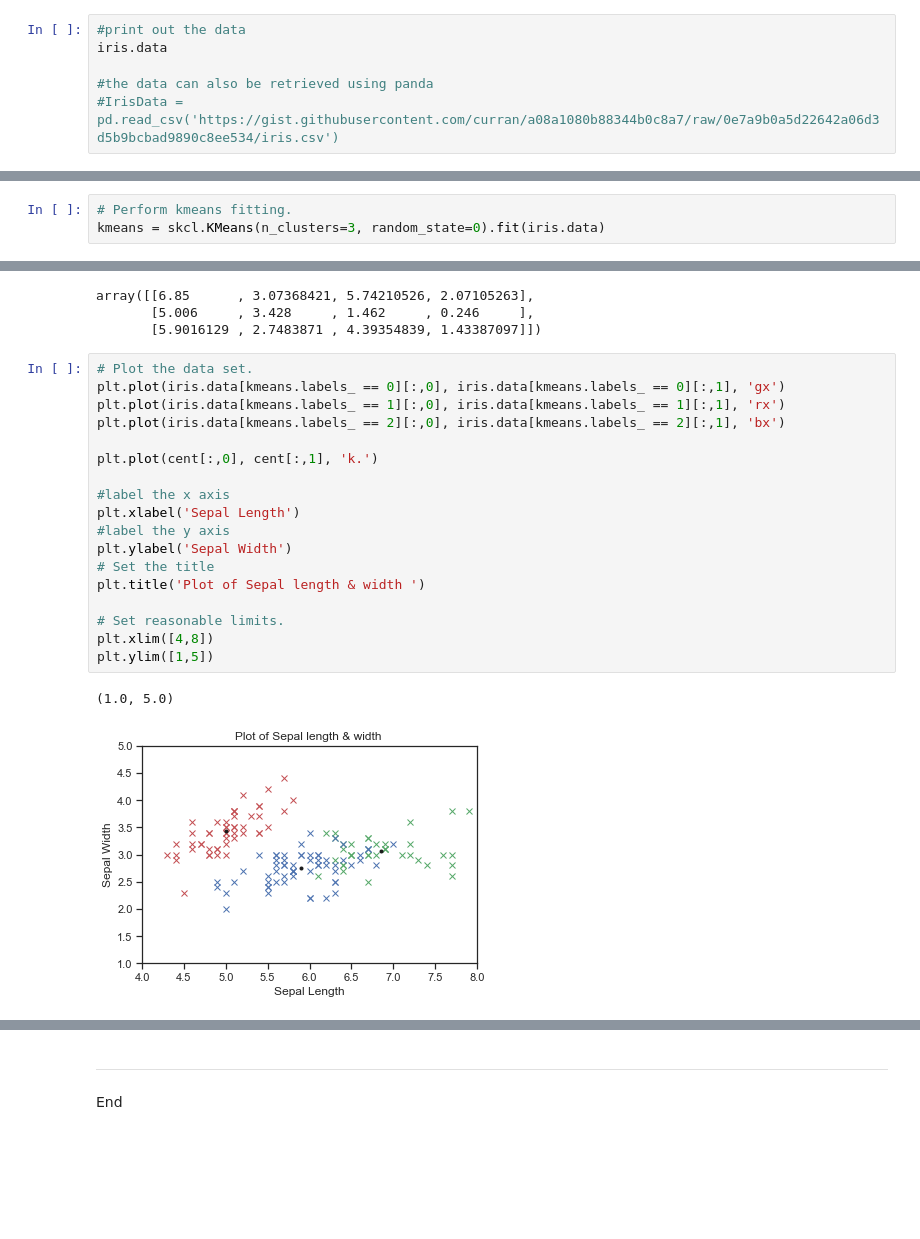
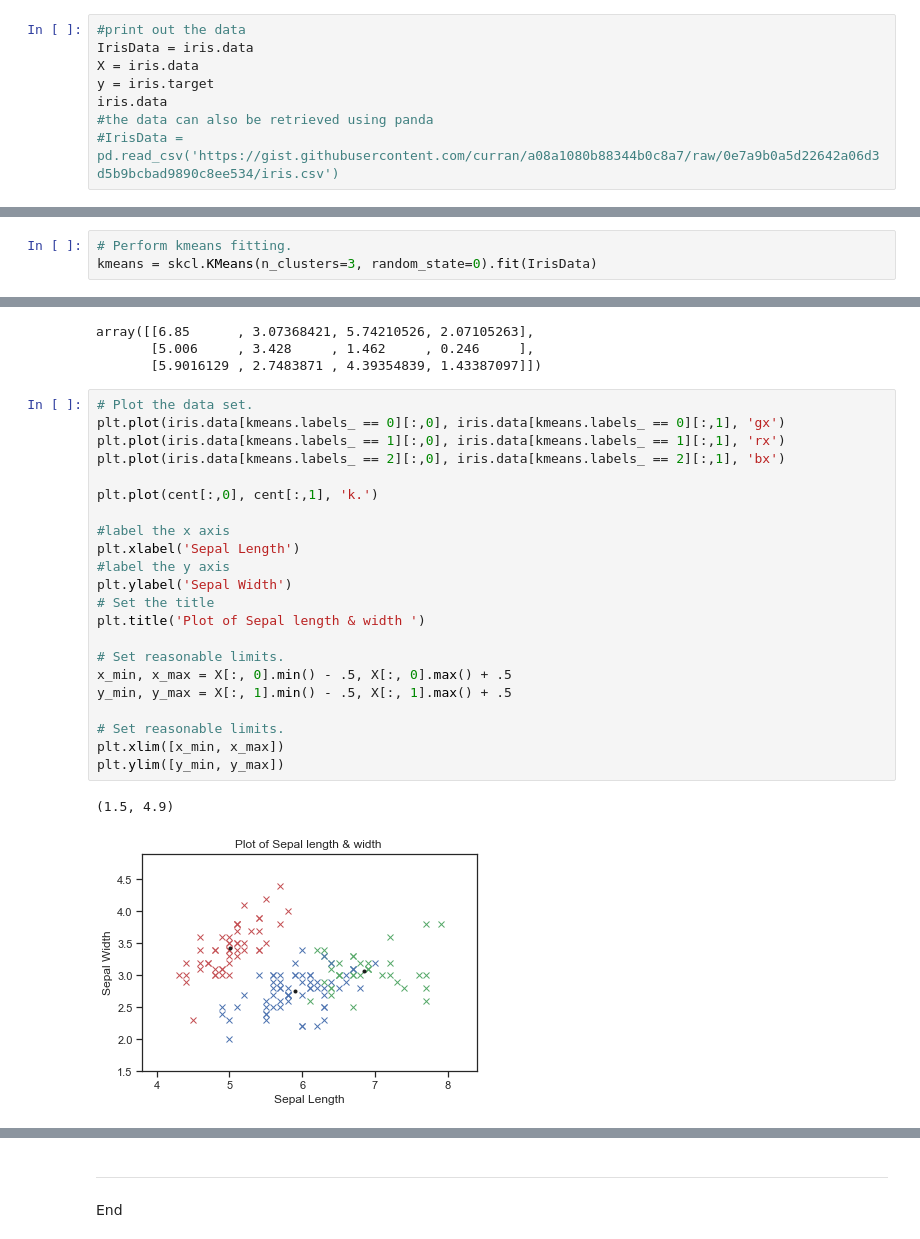
Before and after one commit to sagheerahmadGmit/EmergingTechTasks, a Jupyter notebook: AssessmentTasks.ipynb, the cells around one changed output, grey strips where cells are left out. Saved outputs shown, nothing was run; the diff lists cells and outputs as text; blank space fills up the shorter version.

```diff
--- a/AssessmentTasks.ipynb
+++ b/AssessmentTasks.ipynb
@@ -308,8 +308,10 @@ data.shape
 (150, 4)
 # %%
 #print out the data
+IrisData = iris.data
+X = iris.data
+y = iris.target
 iris.data
-
 #the data can also be retrieved using panda
 #IrisData = pd.read_csv('https://gist.githubusercontent.com/curran/a08a1080b88344b0c8a7/raw/0e7a9b0a5d22642a06d3d5b9bcbad9890c8ee534/iris.csv')
 # %% [output]
@@ -333,3 +337,3 @@ array([[5.1, 3.5, 1.4, 0.2],
 # %%
 # Perform kmeans fitting.
-kmeans = skcl.KMeans(n_clusters=3, random_state=0).fit(iris.data)
+kmeans = skcl.KMeans(n_clusters=3, random_state=0).fit(IrisData)
@@ -397,24 +431,28 @@ array([[6.85      , 3.07368421, 5.74210526, 2.07105263],
 # %%
 # Plot the data set.
 plt.plot(iris.data[kmeans.labels_ == 0][:,0], iris.data[kmeans.labels_ == 0][:,1], 'gx')
 plt.plot(iris.data[kmeans.labels_ == 1][:,0], iris.data[kmeans.labels_ == 1][:,1], 'rx')
 plt.plot(iris.data[kmeans.labels_ == 2][:,0], iris.data[kmeans.labels_ == 2][:,1], 'bx')
 
 plt.plot(cent[:,0], cent[:,1], 'k.')
 
 #label the x axis
 plt.xlabel('Sepal Length')
 #label the y axis
 plt.ylabel('Sepal Width')
 # Set the title
 plt.title('Plot of Sepal length & width ')
 
 # Set reasonable limits.
-plt.xlim([4,8])
-plt.ylim([1,5])
+x_min, x_max = X[:, 0].min() - .5, X[:, 0].max() + .5
+y_min, y_max = X[:, 1].min() - .5, X[:, 1].max() + .5
+
+# Set reasonable limits.
+plt.xlim([x_min, x_max])
+plt.ylim([y_min, y_max])
 # %% [output]
-(1.0, 5.0)
+(1.5, 4.9)
-[figure, old version]
+[figure, new version]
 # %%
 import seaborn as sns  # handles data visualisation
 
```
Also changed, not shown: parts of 9 cells of this notebook.
